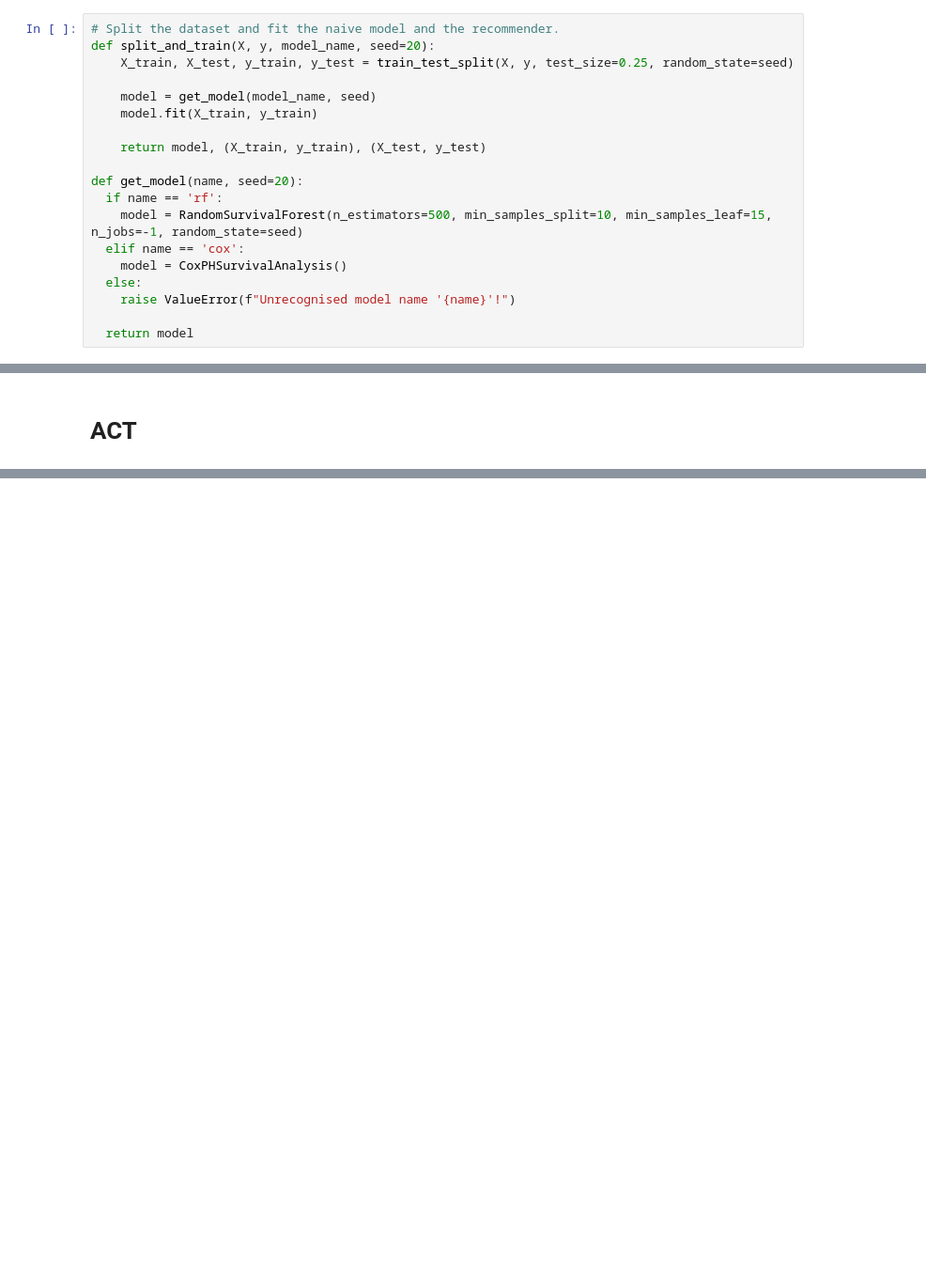
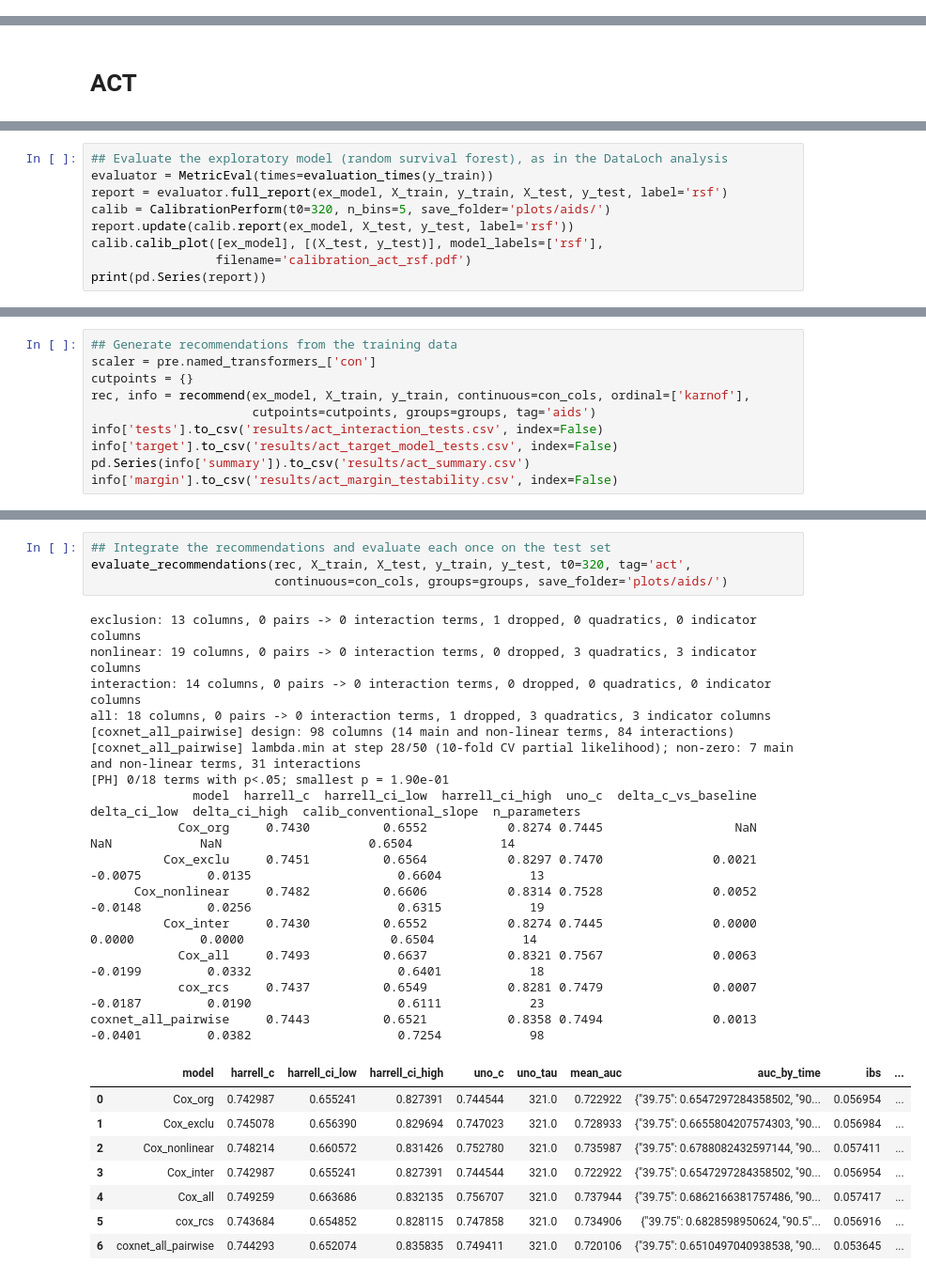
Before and after one commit to CHAI-UK/XAI-insight-discovery, a Jupyter notebook: demo.ipynb, the cells around one changed output, grey strips where cells are left out. Shown at 94% size. Drawn from its saved outputs; the diff is of its cells as text; blank space fills up the shorter version.

```diff
--- a/demo.ipynb
+++ b/demo.ipynb
@@ -29,19 +7,0 @@ import shap
-# %%
-# Split the dataset and fit the naive model and the recommender.
-def split_and_train(X, y, model_name, seed=20):
-    X_train, X_test, y_train, y_test = train_test_split(X, y, test_size=0.25, random_state=seed)
-
-    model = get_model(model_name, seed)
-    model.fit(X_train, y_train)
-
-    return model, (X_train, y_train), (X_test, y_test)
-
-def get_model(name, seed=20):
-  if name == 'rf':
-    model = RandomSurvivalForest(n_estimators=500, min_samples_split=10, min_samples_leaf=15, n_jobs=-1, random_state=seed)
-  elif name == 'cox':
-    model = CoxPHSurvivalAnalysis()
-  else:
-    raise ValueError(f"Unrecognised model name '{name}'!")
-
-  return model
@@ -1035,0 +218,9 @@ calib.calib_estimate(cox_new_model, X_test_interact, y_test)
+# %%
+## Evaluate the exploratory model (random survival forest), as in the DataLoch analysis
+evaluator = MetricEval(times=evaluation_times(y_train))
+report = evaluator.full_report(ex_model, X_train, y_train, X_test, y_test, label='rsf')
+calib = CalibrationPerform(t0=320, n_bins=5, save_folder='plots/aids/')
+report.update(calib.report(ex_model, X_test, y_test, label='rsf'))
+calib.calib_plot([ex_model], [(X_test, y_test)], model_labels=['rsf'],
+                 filename='calibration_act_rsf.pdf')
+print(pd.Series(report))
@@ -1035,0 +247,10 @@ calib.calib_estimate(cox_new_model, X_test_interact, y_test)
+# %%
+## Generate recommendations from the training data
+scaler = pre.named_transformers_['con']
+cutpoints = {}
+rec, info = recommend(ex_model, X_train, y_train, continuous=con_cols, ordinal=['karnof'],
+                      cutpoints=cutpoints, groups=groups, tag='aids')
+info['tests'].to_csv('results/act_interaction_tests.csv', index=False)
+info['target'].to_csv('results/act_target_model_tests.csv', index=False)
+pd.Series(info['summary']).to_csv('results/act_summary.csv')
+info['margin'].to_csv('results/act_margin_testability.csv', index=False)
@@ -1035,0 +298,28 @@ calib.calib_estimate(cox_new_model, X_test_interact, y_test)
+# %%
+## Integrate the recommendations and evaluate each once on the test set
+evaluate_recommendations(rec, X_train, X_test, y_train, y_test, t0=320, tag='act',
+                         continuous=con_cols, groups=groups, save_folder='plots/aids/')
+# %% [output]
+exclusion: 13 columns, 0 pairs -> 0 interaction terms, 1 dropped, 0 quadratics, 0 indicator columns
+nonlinear: 19 columns, 0 pairs -> 0 interaction terms, 0 dropped, 3 quadratics, 3 indicator columns
+interaction: 14 columns, 0 pairs -> 0 interaction terms, 0 dropped, 0 quadratics, 0 indicator columns
+all: 18 columns, 0 pairs -> 0 interaction terms, 1 dropped, 3 quadratics, 3 indicator columns
+[coxnet_all_pairwise] design: 98 columns (14 main and non-linear terms, 84 interactions)
+[coxnet_all_pairwise] lambda.min at step 28/50 (10-fold CV partial likelihood); non-zero: 7 main and non-linear terms, 31 interactions
+[PH] 0/18 terms with p<.05; smallest p = 1.90e-01
+              model  harrell_c  harrell_ci_low  harrell_ci_high  uno_c  delta_c_vs_baseline  delta_ci_low  delta_ci_high  calib_conventional_slope  n_parameters
+            Cox_org     0.7430          0.6552           0.8274 0.7445                  NaN           NaN            NaN                    0.6504            14
+          Cox_exclu     0.7451          0.6564           0.8297 0.7470               0.0021       -0.0075         0.0135                    0.6604            13
+      Cox_nonlinear     0.7482          0.6606           0.8314 0.7528               0.0052       -0.0148         0.0256                    0.6315            19
+          Cox_inter     0.7430          0.6552           0.8274 0.7445               0.0000        0.0000         0.0000                    0.6504            14
+            Cox_all     0.7493          0.6637           0.8321 0.7567               0.0063       -0.0199         0.0332                    0.6401            18
+            cox_rcs     0.7437          0.6549           0.8281 0.7479               0.0007       -0.0187         0.0190                    0.6111            23
+coxnet_all_pairwise     0.7443          0.6521           0.8358 0.7494               0.0013       -0.0401         0.0382                    0.7254            98
+|  | model | harrell_c | harrell_ci_low | harrell_ci_high | uno_c | uno_tau | mean_auc | auc_by_time | ibs | ... |
+| 0 | Cox_org | 0.742987 | 0.655241 | 0.827391 | 0.744544 | 321.0 | 0.722922 | {"39.75": 0.6547297284358502, "90... | 0.056954 | ... |
+| 1 | Cox_exclu | 0.745078 | 0.656390 | 0.829694 | 0.747023 | 321.0 | 0.728933 | {"39.75": 0.6655804207574303, "90... | 0.056984 | ... |
+| 2 | Cox_nonlinear | 0.748214 | 0.660572 | 0.831426 | 0.752780 | 321.0 | 0.735987 | {"39.75": 0.6788082432597144, "90... | 0.057411 | ... |
+| 3 | Cox_inter | 0.742987 | 0.655241 | 0.827391 | 0.744544 | 321.0 | 0.722922 | {"39.75": 0.6547297284358502, "90... | 0.056954 | ... |
+| 4 | Cox_all | 0.749259 | 0.663686 | 0.832135 | 0.756707 | 321.0 | 0.737944 | {"39.75": 0.6862166381757486, "90... | 0.057417 | ... |
+| 5 | cox_rcs | 0.743684 | 0.654852 | 0.828115 | 0.747858 | 321.0 | 0.734906 | {"39.75": 0.6828598950624, "90.5"... | 0.056916 | ... |
+| 6 | coxnet_all_pairwise | 0.744293 | 0.652074 | 0.835835 | 0.749411 | 321.0 | 0.720106 | {"39.75": 0.6510497040938538, "90... | 0.053645 | ... |
```
Also changed, not shown: parts of 67 cells of this notebook, 14 other files.
